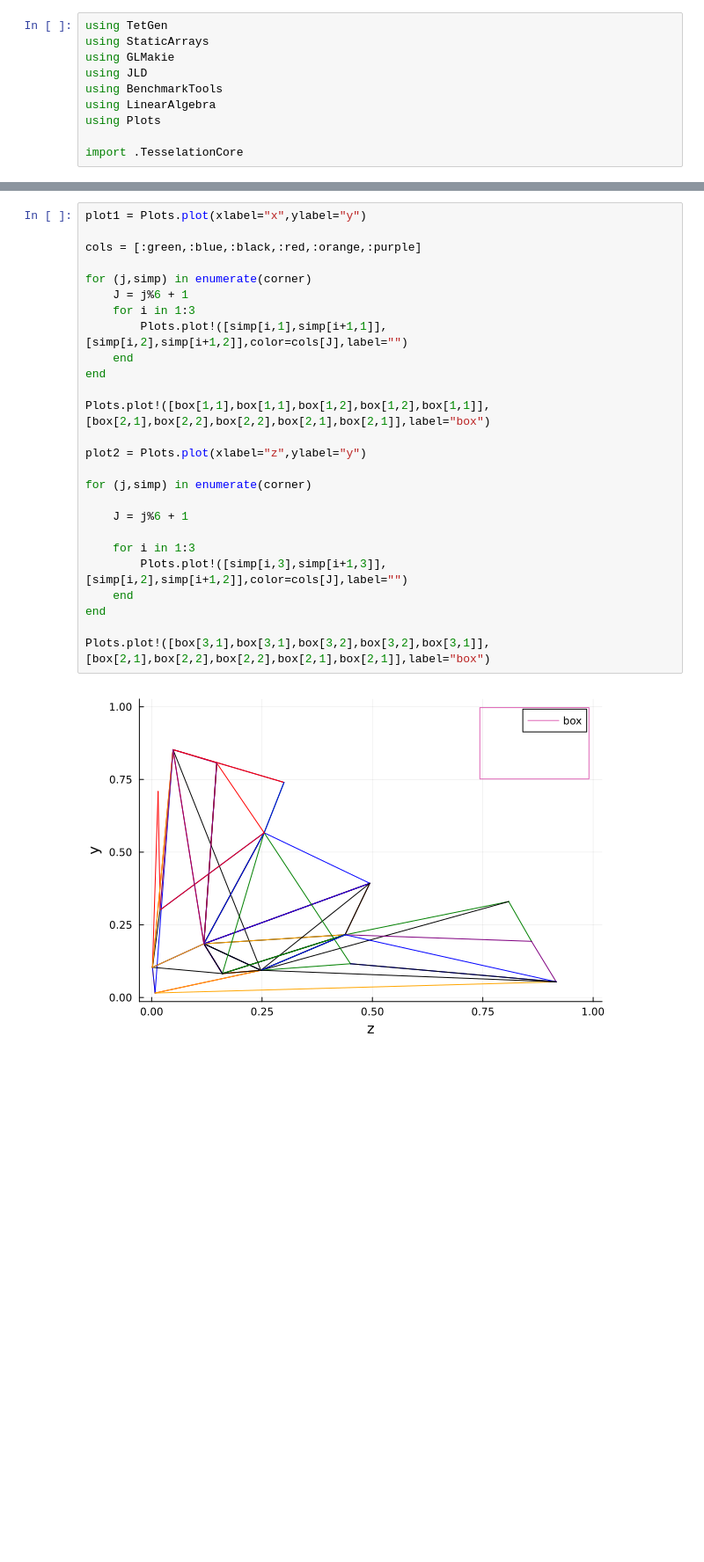
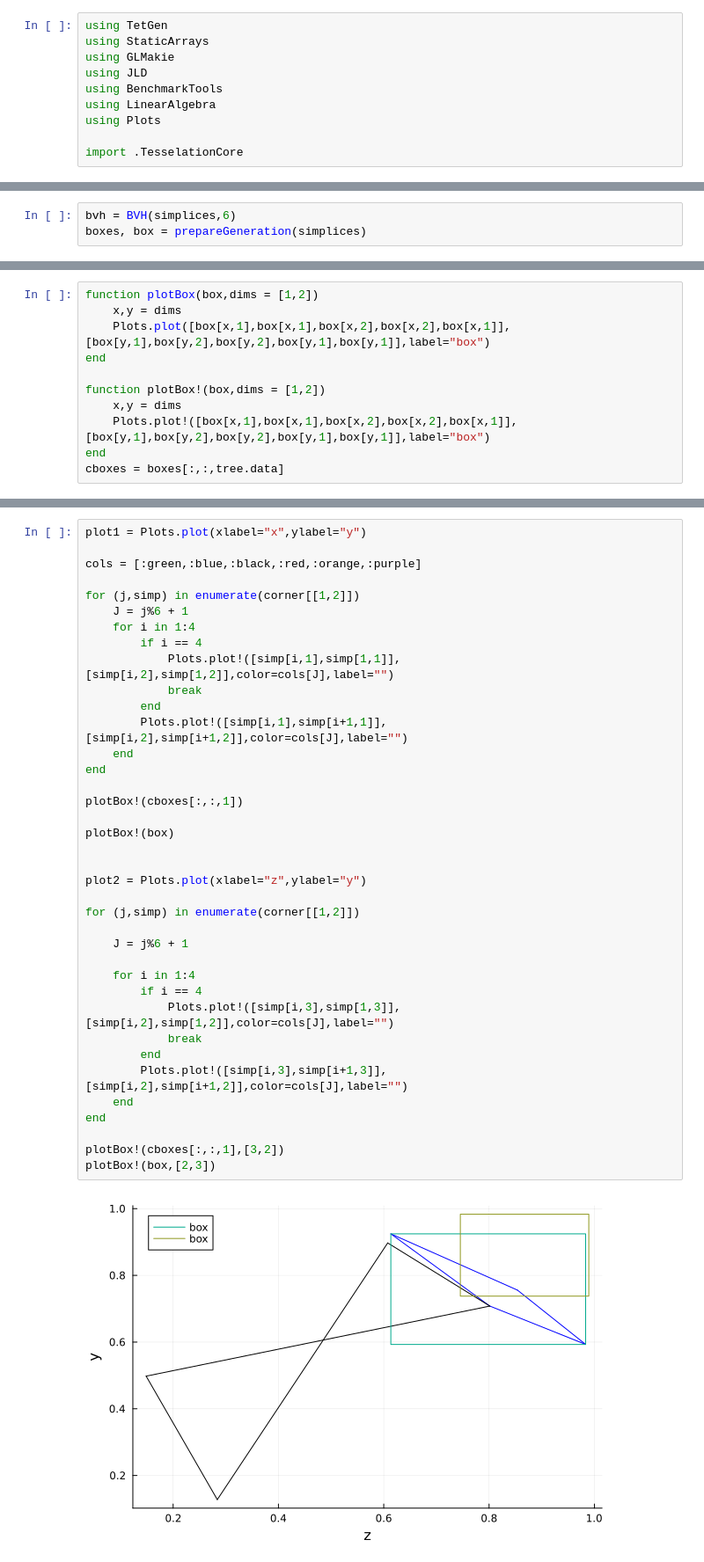
Before and after one commit to ispirovjr/CosmoDTFE.jl, a Jupyter notebook: notebooks/ImplementingBVH.ipynb, the cells around one changed output, grey strips where cells are left out. Shown at 88% size. Drawn from its saved outputs; the diff is of its cells as text; blank space fills up the shorter version.

```diff
--- a/notebooks/ImplementingBVH.ipynb
+++ b/notebooks/ImplementingBVH.ipynb
@@ -152,0 +159,3 @@ BVH(BVHTree(3, BVHTree(2, BVHTree(1, BVHTree(0, nothing, nothing, [3, 6, 8, 13,
+# %%
+bvh = BVH(simplices,6)
+boxes, box = prepareGeneration(simplices)
@@ -197,0 +192,11 @@ corner = simplices[tree.data]
+# %%
+function plotBox(box,dims = [1,2])
+    x,y = dims
+    Plots.plot([box[x,1],box[x,1],box[x,2],box[x,2],box[x,1]],[box[y,1],box[y,2],box[y,2],box[y,1],box[y,1]],label="box")
+end
+
+function plotBox!(box,dims = [1,2])
+    x,y = dims
+    Plots.plot!([box[x,1],box[x,1],box[x,2],box[x,2],box[x,1]],[box[y,1],box[y,2],box[y,2],box[y,1],box[y,1]],label="box")
+end
+cboxes = boxes[:,:,tree.data]
@@ -198,31 +221,43 @@ corner = simplices[tree.data]
 # %%
 plot1 = Plots.plot(xlabel="x",ylabel="y")
 
 cols = [:green,:blue,:black,:red,:orange,:purple]
 
-for (j,simp) in enumerate(corner)
+for (j,simp) in enumerate(corner[[1,2]])
     J = j%6 + 1
-    for i in 1:3
+    for i in 1:4
+        if i == 4
+            Plots.plot!([simp[i,1],simp[1,1]],[simp[i,2],simp[1,2]],color=cols[J],label="")
+            break
+        end
         Plots.plot!([simp[i,1],simp[i+1,1]],[simp[i,2],simp[i+1,2]],color=cols[J],label="")
     end
 end
 
-Plots.plot!([box[1,1],box[1,1],box[1,2],box[1,2],box[1,1]],[box[2,1],box[2,2],box[2,2],box[2,1],box[2,1]],label="box")
+plotBox!(cboxes[:,:,1])
+
+plotBox!(box)
+
 
 plot2 = Plots.plot(xlabel="z",ylabel="y")
 
-for (j,simp) in enumerate(corner)
+for (j,simp) in enumerate(corner[[1,2]])
 
     J = j%6 + 1
 
-    for i in 1:3
+    for i in 1:4
+        if i == 4
+            Plots.plot!([simp[i,3],simp[1,3]],[simp[i,2],simp[1,2]],color=cols[J],label="")
+            break
+        end
         Plots.plot!([simp[i,3],simp[i+1,3]],[simp[i,2],simp[i+1,2]],color=cols[J],label="")
     end
 end
 
-Plots.plot!([box[3,1],box[3,1],box[3,2],box[3,2],box[3,1]],[box[2,1],box[2,2],box[2,2],box[2,1],box[2,1]],label="box")
+plotBox!(cboxes[:,:,1],[3,2])
+plotBox!(box,[2,3])
 # %% [output]
-[figure, old version]
+[figure, new version]
 # %%
 plot1
 # %% [output]
```
Also changed, not shown: parts of 13 cells of this notebook, 1 other file.
